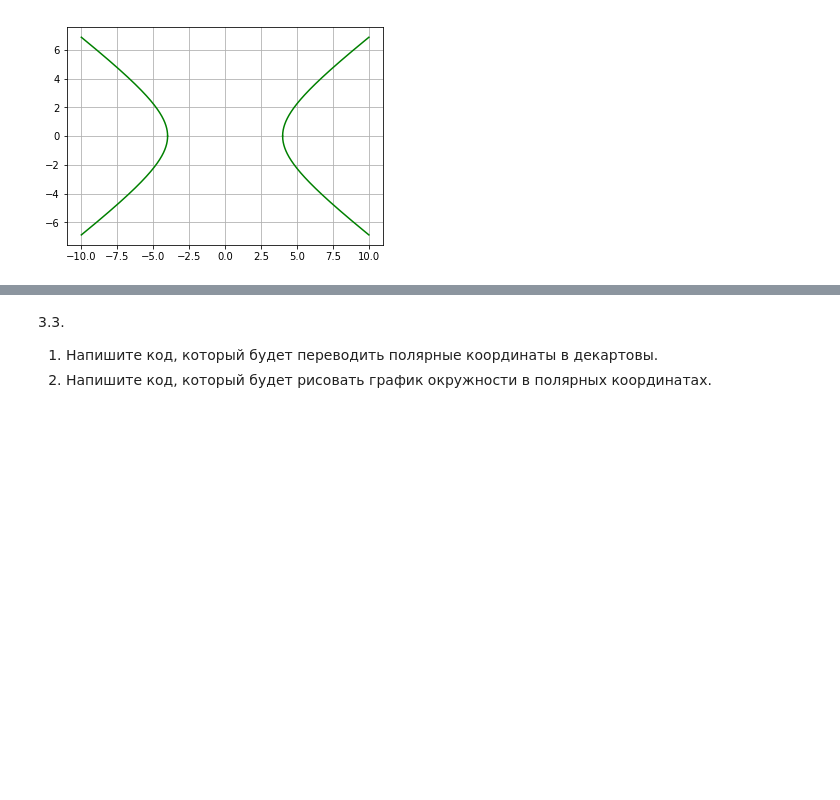
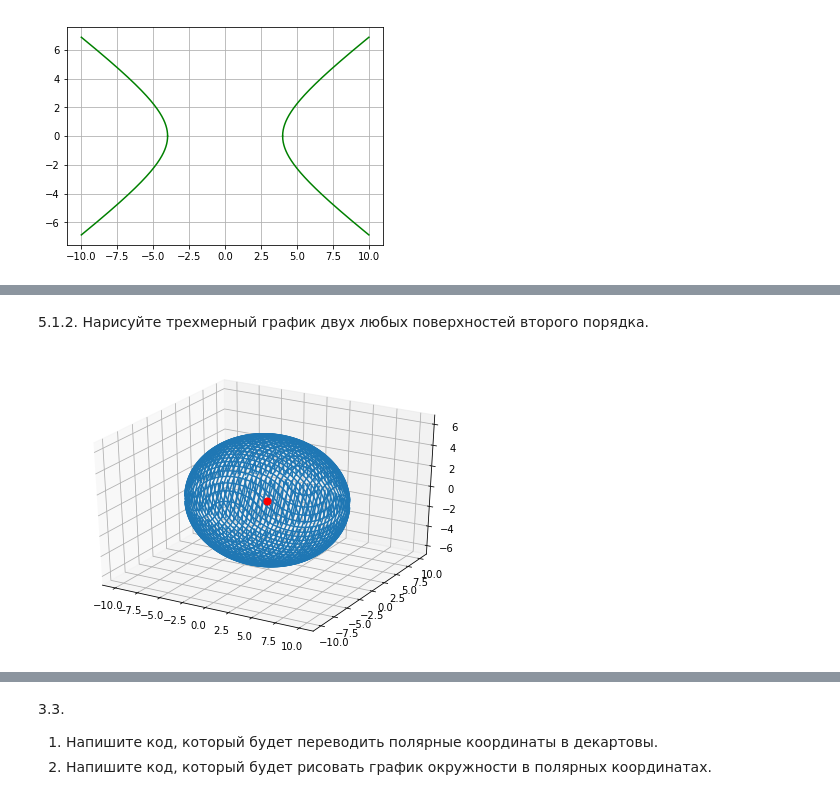
Before and after one commit to zirfuz/math, a Jupyter notebook: lesson_1.ipynb, the cells around one changed output, grey strips where cells are left out. Cells and saved outputs as stored; diff of their text form; code cells hidden in the pictures; blank space fills up the shorter version.

```diff
--- a/lesson_1.ipynb
+++ b/lesson_1.ipynb
@@ -76,0 +75,18 @@ ax.scatter(0,0,0,'z',50,'red');
+# %% [markdown]
+5.1.2. Нарисуйте трехмерный график двух любых поверхностей второго порядка.
+# %%
+fig = figure()
+ax = Axes3D(fig)
+X = np.linspace(-10, 10, 1001)
+Y = np.linspace(-10, 10, 1001)
+X, Y = np.meshgrid(X, Y)
+A = 8
+B = 7
+C = 6
+Z1 = np.sqrt((C**2) * (1 - (X**2)/(A**2) - (Y**2)/(B**2)))
+Z2 = -Z1
+ax.plot_wireframe(X, Y, Z1)
+ax.plot_wireframe(X, Y, Z2)
+ax.scatter(0,0,0,'z',50,'red');
+# %% [output]
+[figure, added]
```
Also changed, not shown: parts of 8 cells of this notebook.
